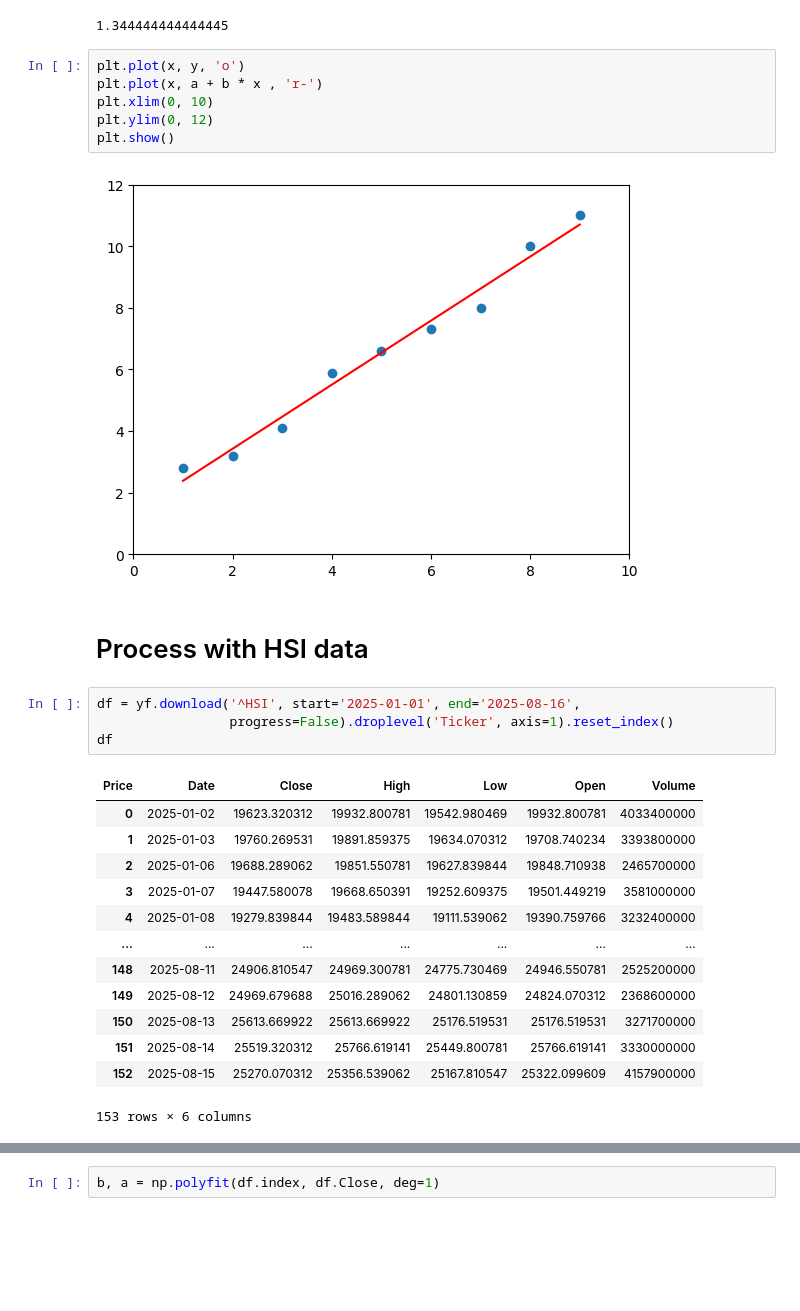
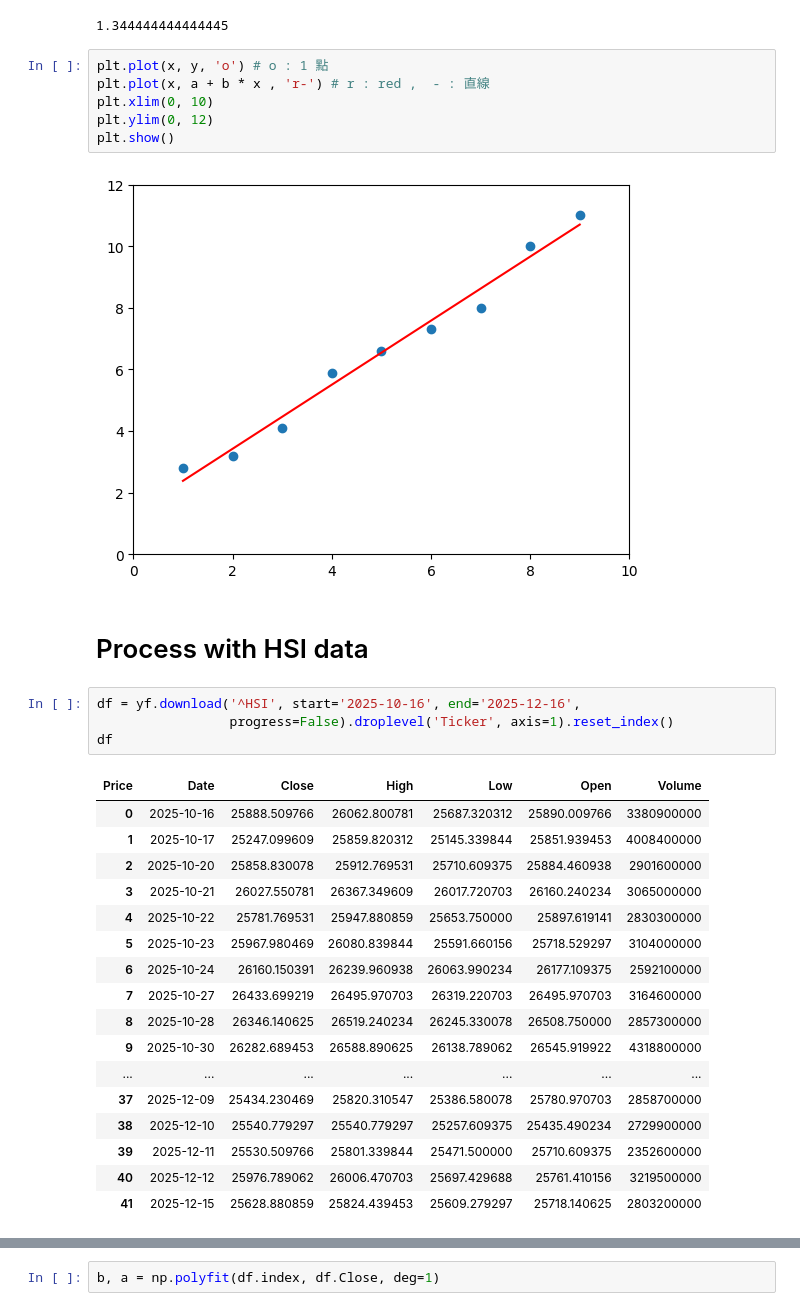
Before and after one commit to bofafa/ERB_CT298, a Jupyter notebook: 7-Numpy/polyfit.ipynb, the cells around one changed output, grey strips where cells are left out. Drawn from its saved outputs; the diff is of its cells as text; blank space fills up the shorter version.

```diff
--- a/7-Numpy/polyfit.ipynb
+++ b/7-Numpy/polyfit.ipynb
@@ -45,8 +45,8 @@ a
 # %% [output]
 1.344444444444445
 # %%
-plt.plot(x, y, 'o')
-plt.plot(x, a + b * x , 'r-')
+plt.plot(x, y, 'o') # o : 1 點
+plt.plot(x, a + b * x , 'r-') # r : red ,  - : 直線
 plt.xlim(0, 10)
 plt.ylim(0, 12)
 plt.show()
@@ -55,23 +55,27 @@ plt.show()
 # %% [markdown]
 # Process with HSI data
 # %%
-df = yf.download('^HSI', start='2025-01-01', end='2025-08-16',
+df = yf.download('^HSI', start='2025-10-16', end='2025-12-16',
                  progress=False).droplevel('Ticker', axis=1).reset_index()
 df
 # %% [output]
 | Price | Date | Close | High | Low | Open | Volume |
-| 0 | 2025-01-02 | 19623.320312 | 19932.800781 | 19542.980469 | 19932.800781 | 4033400000 |
-| 1 | 2025-01-03 | 19760.269531 | 19891.859375 | 19634.070312 | 19708.740234 | 3393800000 |
-| 2 | 2025-01-06 | 19688.289062 | 19851.550781 | 19627.839844 | 19848.710938 | 2465700000 |
-| 3 | 2025-01-07 | 19447.580078 | 19668.650391 | 19252.609375 | 19501.449219 | 3581000000 |
-| 4 | 2025-01-08 | 19279.839844 | 19483.589844 | 19111.539062 | 19390.759766 | 3232400000 |
+| 0 | 2025-10-16 | 25888.509766 | 26062.800781 | 25687.320312 | 25890.009766 | 3380900000 |
+| 1 | 2025-10-17 | 25247.099609 | 25859.820312 | 25145.339844 | 25851.939453 | 4008400000 |
+| 2 | 2025-10-20 | 25858.830078 | 25912.769531 | 25710.609375 | 25884.460938 | 2901600000 |
+| 3 | 2025-10-21 | 26027.550781 | 26367.349609 | 26017.720703 | 26160.240234 | 3065000000 |
+| 4 | 2025-10-22 | 25781.769531 | 25947.880859 | 25653.750000 | 25897.619141 | 2830300000 |
+| 5 | 2025-10-23 | 25967.980469 | 26080.839844 | 25591.660156 | 25718.529297 | 3104000000 |
+| 6 | 2025-10-24 | 26160.150391 | 26239.960938 | 26063.990234 | 26177.109375 | 2592100000 |
+| 7 | 2025-10-27 | 26433.699219 | 26495.970703 | 26319.220703 | 26495.970703 | 3164600000 |
+| 8 | 2025-10-28 | 26346.140625 | 26519.240234 | 26245.330078 | 26508.750000 | 2857300000 |
+| 9 | 2025-10-30 | 26282.689453 | 26588.890625 | 26138.789062 | 26545.919922 | 4318800000 |
 | ... | ... | ... | ... | ... | ... | ... |
-| 148 | 2025-08-11 | 24906.810547 | 24969.300781 | 24775.730469 | 24946.550781 | 2525200000 |
-| 149 | 2025-08-12 | 24969.679688 | 25016.289062 | 24801.130859 | 24824.070312 | 2368600000 |
-| 150 | 2025-08-13 | 25613.669922 | 25613.669922 | 25176.519531 | 25176.519531 | 3271700000 |
-| 151 | 2025-08-14 | 25519.320312 | 25766.619141 | 25449.800781 | 25766.619141 | 3330000000 |
-| 152 | 2025-08-15 | 25270.070312 | 25356.539062 | 25167.810547 | 25322.099609 | 4157900000 |
+| 37 | 2025-12-09 | 25434.230469 | 25820.310547 | 25386.580078 | 25780.970703 | 2858700000 |
+| 38 | 2025-12-10 | 25540.779297 | 25540.779297 | 25257.609375 | 25435.490234 | 2729900000 |
+| 39 | 2025-12-11 | 25530.509766 | 25801.339844 | 25471.500000 | 25710.609375 | 2352600000 |
+| 40 | 2025-12-12 | 25976.789062 | 26006.470703 | 25697.429688 | 25761.410156 | 3219500000 |
+| 41 | 2025-12-15 | 25628.880859 | 25824.439453 | 25609.279297 | 25718.140625 | 2803200000 |
-153 rows × 6 columns
 # %%
 df.index.tolist()[-1]
 # %% [output]
```
Also changed, not shown: parts of 5 cells of this notebook.
